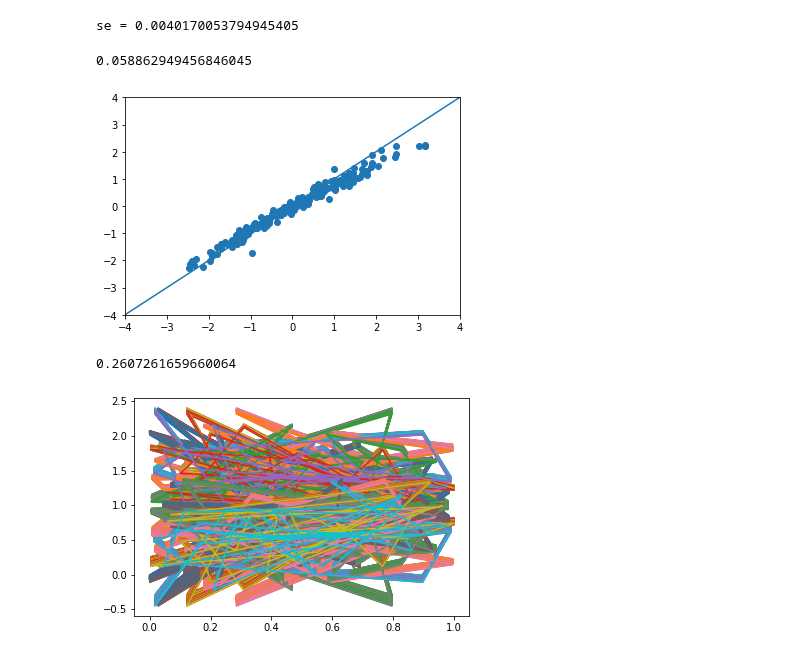
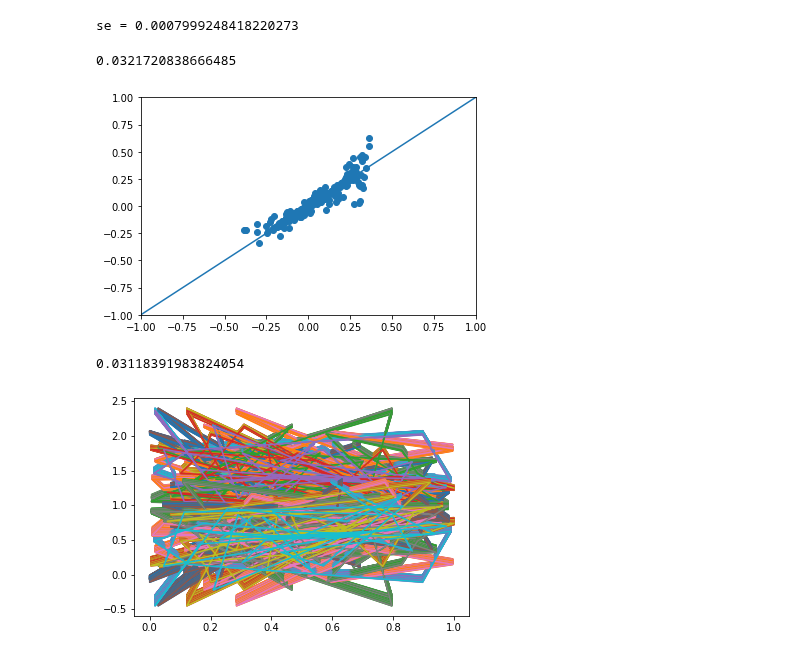
Before and after one commit to mingdeyu/DGP, a Jupyter notebook: Friedman_fct.ipynb, the cells around one changed output. Saved outputs shown, nothing was run; the diff lists cells and outputs as text; code cells hidden in the pictures.

Commit message:
Performance improvement
Input connection included

```diff
--- a/Friedman_fct.ipynb
+++ b/Friedman_fct.ipynb
@@ -16,9 +16,9 @@ Y=np.genfromtxt('./output.txt').reshape(-1,1)
 z=np.genfromtxt('./test_in.txt')
 Yz=np.genfromtxt('./test_out.txt')
 # %%
-ker1=kernel(length=np.array([1,1,1,1,1]),scale=1,nugget=1e-6,name='matern2.5')
-#ker2=kernel(length=np.array([1]),scale=1,nugget=1e-6,name='sexp',zero_mean=1)
-ker3=kernel(length=np.array([1]),scale=1,nugget=1e-6,name='sexp',scale_est=1)
+ker1=kernel(length=np.array([1,1,1]),scale=1,nugget=1e-6,name='sexp')
+#ker2=kernel(length=np.array([1,1]),scale=1,nugget=1e-6,name='sexp',connect=1)
+ker3=kernel(length=np.array([1,1]),scale=1,nugget=1e-6,name='sexp',scale_est=1,connect=1)
 ker_all=combine(ker1,ker3)
 m=dgp(X,Y,ker_all)
 # %%
@@ -48,7 +48,7 @@ Line #      Hits         Time  Per Hit   % Time  Line Contents
     82      9188       8312.0      0.9      0.1                      theta_max = theta
     83     16552     262060.0     15.8      1.6                  theta = uniform(theta_min, theta_max)
 # %%
-m.train(N=1000,sub_burn=20,method='L-BFGS-B')
+m.train(N=400,sub_burn=10,method='L-BFGS-B')
 # %%
 m.plot(0)
 # %% [output]
@@ -64,20 +62,20 @@ m.update_final_kernel(750)
 # %%
 mu,var=m.predict(z, N=30, burnin=0,method='mean_var')
 # %% [output]
-se = 0.0040170053794945405
+se = 0.0007999248418220273
 # %%
 plt.scatter(mu,Yz)
-plt.xlim((-4, 4))
-plt.ylim((-4, 4))
-plt.plot( [-4,4],[-4,4] )
+plt.xlim((-1, 1))
+plt.ylim((-1, 1))
+plt.plot( [-1,1],[-1,1] )
 np.sqrt(np.mean((mu-Yz)**2))/(np.max(Yz)-np.min(Yz))
 # %% [output]
-0.058862949456846045
+0.0321720838666485
-[figure, old version]
+[figure, new version]
 # %%
 np.sqrt(np.mean((mu-Yz)**2))
 # %% [output]
-0.2607261659660064
+0.03118391983824054
 # %%
 for i in range(len(m.samples[1])):
     plt.plot(m.samples[0][i],m.samples[1][i])
```
Also changed, not shown: parts of 3 cells of this notebook, 7 other files.
